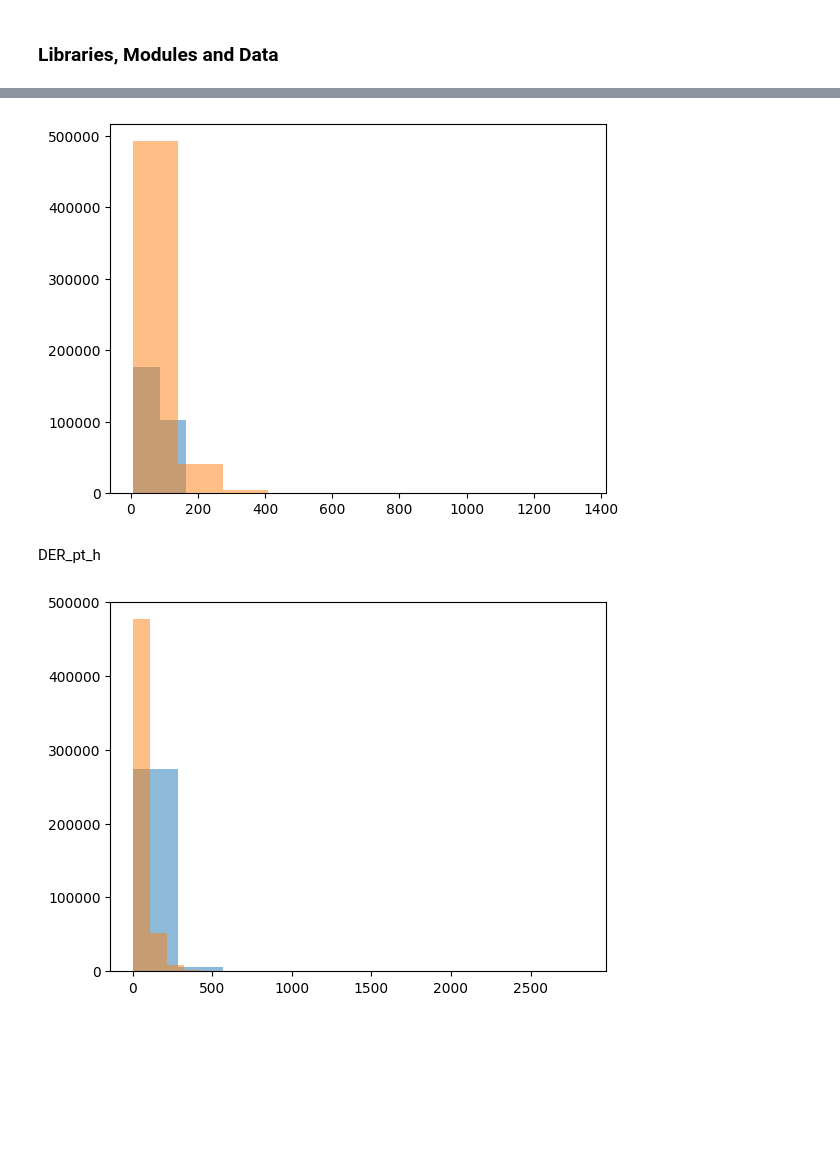
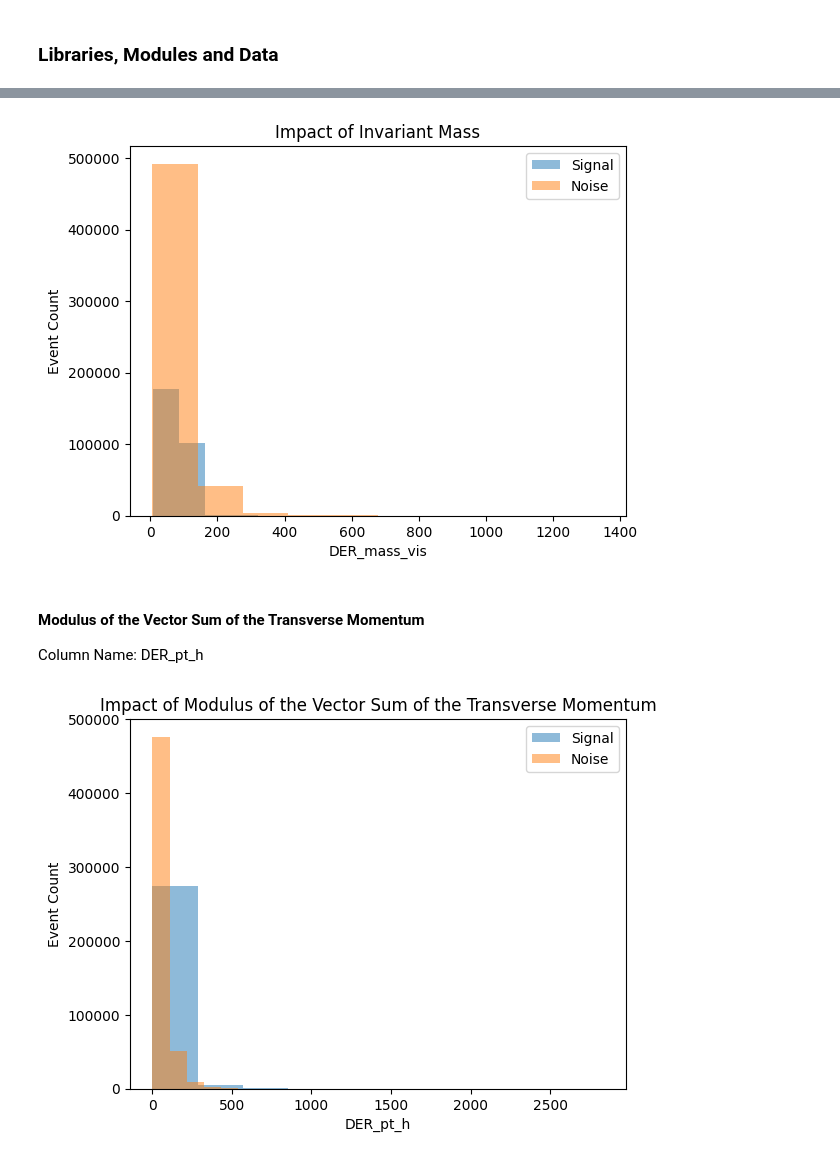
Before and after one commit to BenChurchillUK/Higgs-Boson-Challenge-2014, a Jupyter notebook: notebooks/02_feature_investigation.ipynb, the cells around one changed output, grey strips where cells are left out. Saved outputs shown, nothing was run; the diff lists cells and outputs as text; code cells hidden in the pictures; blank space fills up the shorter version.

```diff
--- a/notebooks/02_feature_investigation.ipynb
+++ b/notebooks/02_feature_investigation.ipynb
@@ -40,12 +38,15 @@ The following features are defined in CERN's opendata records. https://opendata.
 import matplotlib.pyplot as plt
 import pandas as pd
 from pathlib import Path
+import sys
 
 root = Path().resolve()
 while not (root/"src").exists():
     root = root.parent
+sys.path.append(str(root))
 
-df = pd.read_csv(root/"data"/"atlas-higgs-challenge-2014-v2.csv")
-signal = df[df["Label"] == "s"]
-noise = df[df["Label"] == "b"]
+from src.data_processing import pull_data
+from src.feature_investigation import signal_processing_histogram
+
+df = pull_data()
 # %% [markdown]
@@ -71,15 +71,12 @@ DER_mass_vis
 # %%
-plt.hist(signal["DER_mass_vis"], alpha = 0.5, label = "Signal")
-plt.hist(noise["DER_mass_vis"], alpha = 0.5, label = "Noise")
-plt.show()
+signal_processing_histogram(df, "DER_mass_vis", "Invariant Mass")
 # %% [output]
-[figure, old version]
+[figure, new version]
 # %% [markdown]
-DER_pt_h
+#### Modulus of the Vector Sum of the Transverse Momentum
+Column Name: DER_pt_h
 # %%
-plt.hist(signal["DER_pt_h"], alpha = 0.5, label = "Signal")
-plt.hist(noise["DER_pt_h"], alpha = 0.5, label = "Noise")
-plt.show()
+signal_processing_histogram(df, "DER_pt_h", "Modulus of the Vector Sum of the Transverse Momentum")
 # %% [output]
-[figure, old version]
+[figure, new version]
 # %% [markdown]
```
Also changed, not shown: parts of 58 cells of this notebook, 5 other files.
